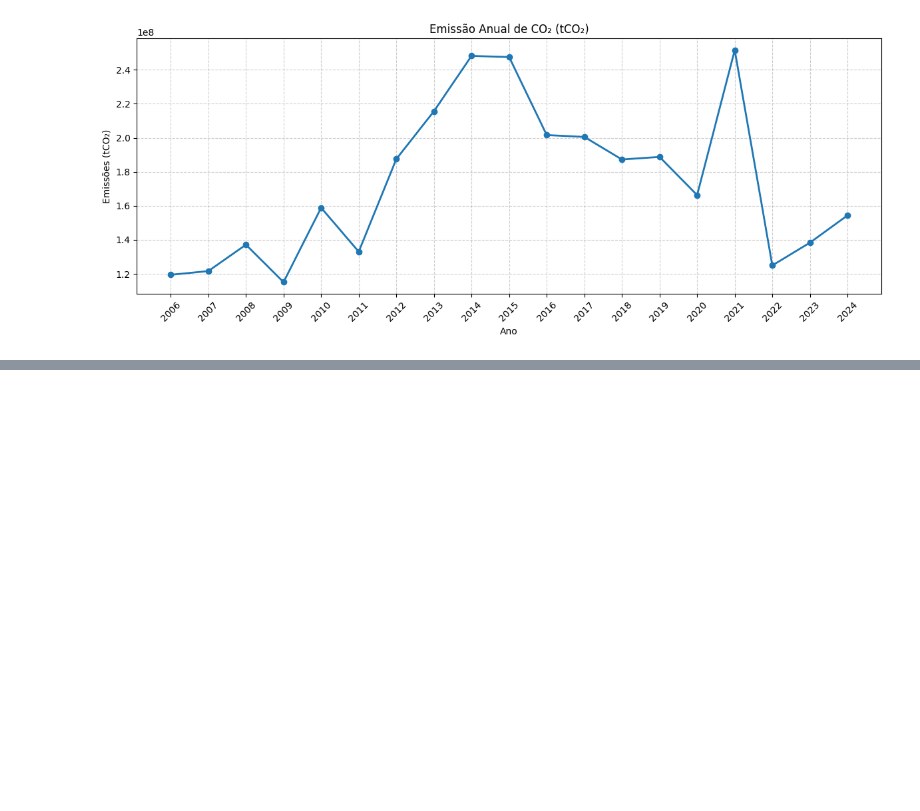
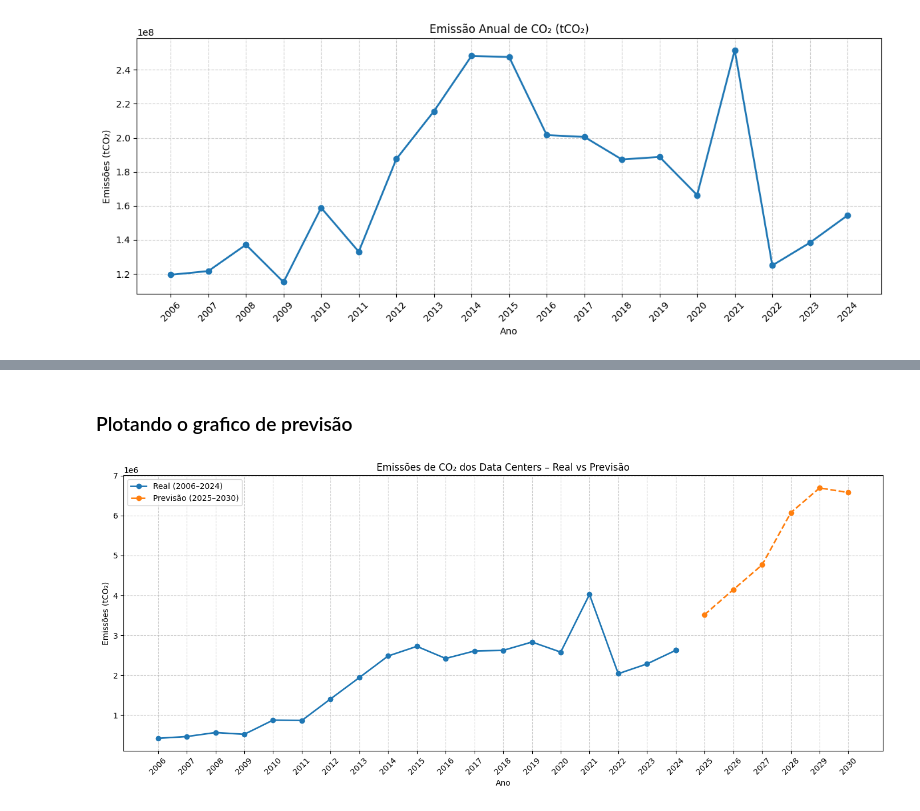
Before and after one commit to August2a/Projeto-APC, a Jupyter notebook: estimaco2.ipynb, the cells around one changed output, grey strips where cells are left out. Saved outputs shown, nothing was run; the diff lists cells and outputs as text; code cells hidden in the pictures; blank space fills up the shorter version.

```diff
--- a/estimaco2.ipynb
+++ b/estimaco2.ipynb
@@ -176,0 +303,41 @@ plt.show()
+# %% [markdown]
+### Plotando o grafico de previsão
+# %%
+# Dados reais (até 2024)
+df_real_dc = previsao[previsao["ano"] <= 2024].copy()
+
+# Dados previstos (2025–2030)
+df_prev_dc = previsao[(previsao["ano"] >= 2025) & (previsao["ano"] <= 2030)].copy()
+
+plt.figure(figsize=(14,6))
+
+# Série real (linha sólida)
+plt.plot(
+    df_real_dc["ano"],
+    df_real_dc["emissao_DC_tCO2"],
+    marker='o',
+    linewidth=2,
+    label="Real (2006–2024)"
+)
+
+# Série prevista (linha tracejada)
+plt.plot(
+    df_prev_dc["ano"],
+    df_prev_dc["emissao_DC_tCO2"],
+    marker='o',
+    linestyle='--',
+    linewidth=2,
+    label="Previsão (2025–2030)"
+)
+
+plt.grid(True, linestyle='--', alpha=0.6)
+plt.xticks(list(range(2006, 2031)), rotation=45)
+plt.title("Emissões de CO₂ dos Data Centers – Real vs Previsão")
+plt.xlabel("Ano")
+plt.ylabel("Emissões (tCO₂)")
+plt.legend()
+plt.tight_layout()
+
+plt.show()
+# %% [output]
+[figure, added]
```
Also changed, not shown: parts of 8 cells of this notebook.
